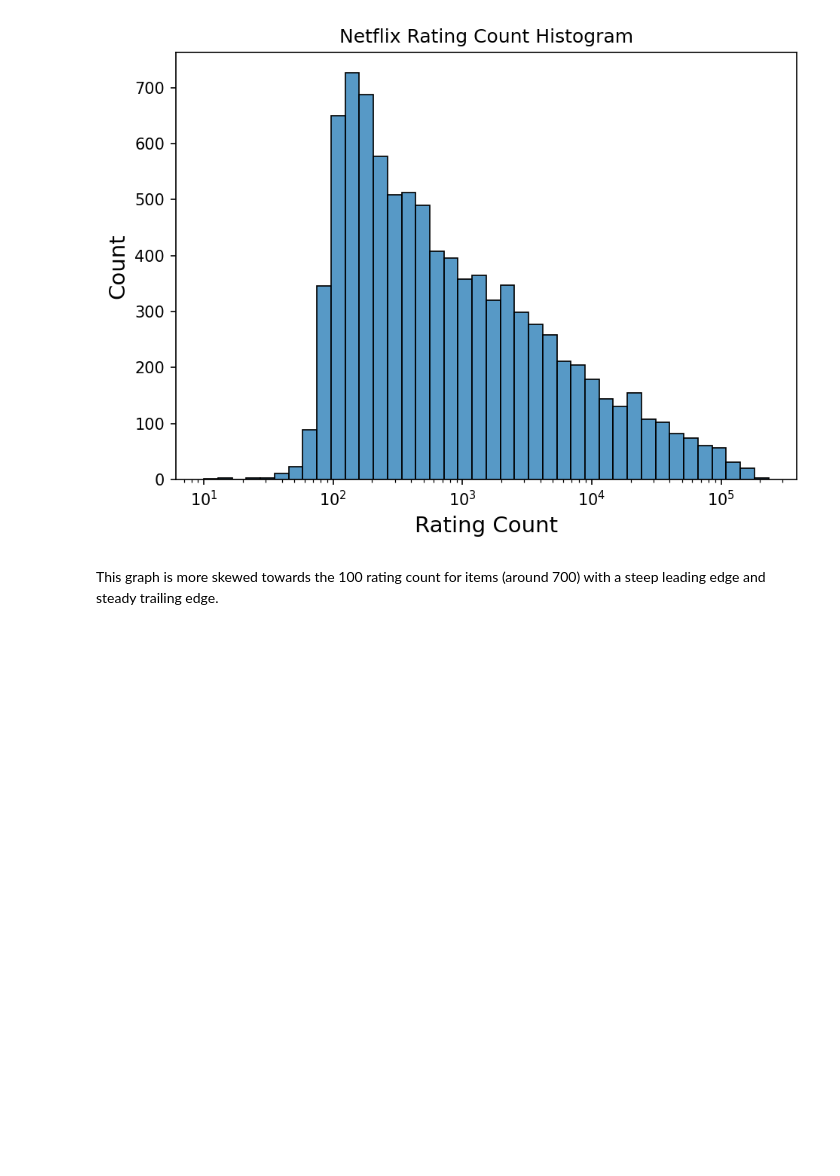
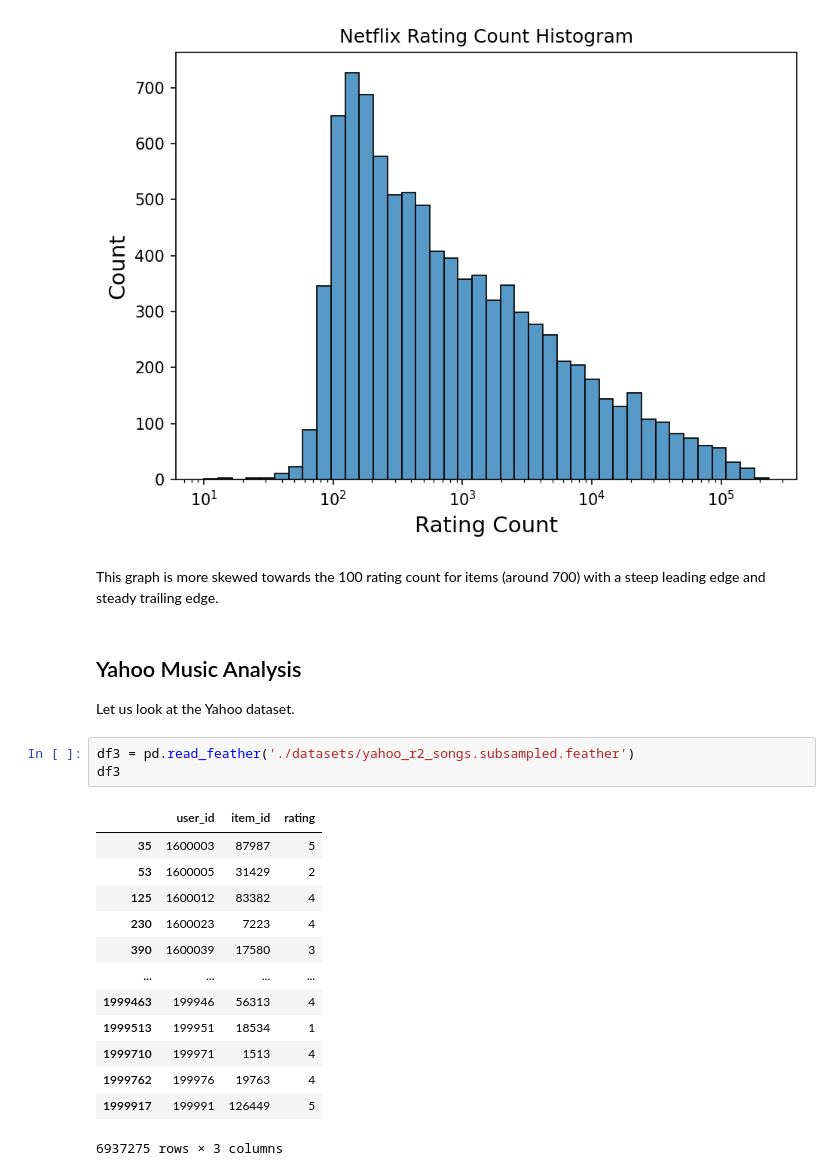
Before and after one commit to jmfb/csc6711-project2, a Jupyter notebook: Project2.ipynb, the cells around one changed output. Cells and saved outputs as stored; diff of their text form; blank space fills up the shorter version.

```diff
--- a/Project2.ipynb
+++ b/Project2.ipynb
@@ -203,3 +203,24 @@ plot.set(title='Netflix Rating Count Histogram', xlabel='Rating Count');
 [figure]
 # %% [markdown]
 This graph is more skewed towards the 100 rating count for items (around 700) with a steep leading edge and steady trailing edge.
+# %% [markdown]
+## Yahoo Music Analysis
+
+Let us look at the Yahoo dataset.
+# %%
+df3 = pd.read_feather('./datasets/yahoo_r2_songs.subsampled.feather')
+df3
+# %% [output]
+|  | user_id | item_id | rating |
+| 35 | 1600003 | 87987 | 5 |
+| 53 | 1600005 | 31429 | 2 |
+| 125 | 1600012 | 83382 | 4 |
+| 230 | 1600023 | 7223 | 4 |
+| 390 | 1600039 | 17580 | 3 |
+| ... | ... | ... | ... |
+| 1999463 | 199946 | 56313 | 4 |
+| 1999513 | 199951 | 18534 | 1 |
+| 1999710 | 199971 | 1513 | 4 |
+| 1999762 | 199976 | 19763 | 4 |
+| 1999917 | 199991 | 126449 | 5 |
+6937275 rows × 3 columns
```
Also changed, not shown: parts of 10 cells of this notebook.
